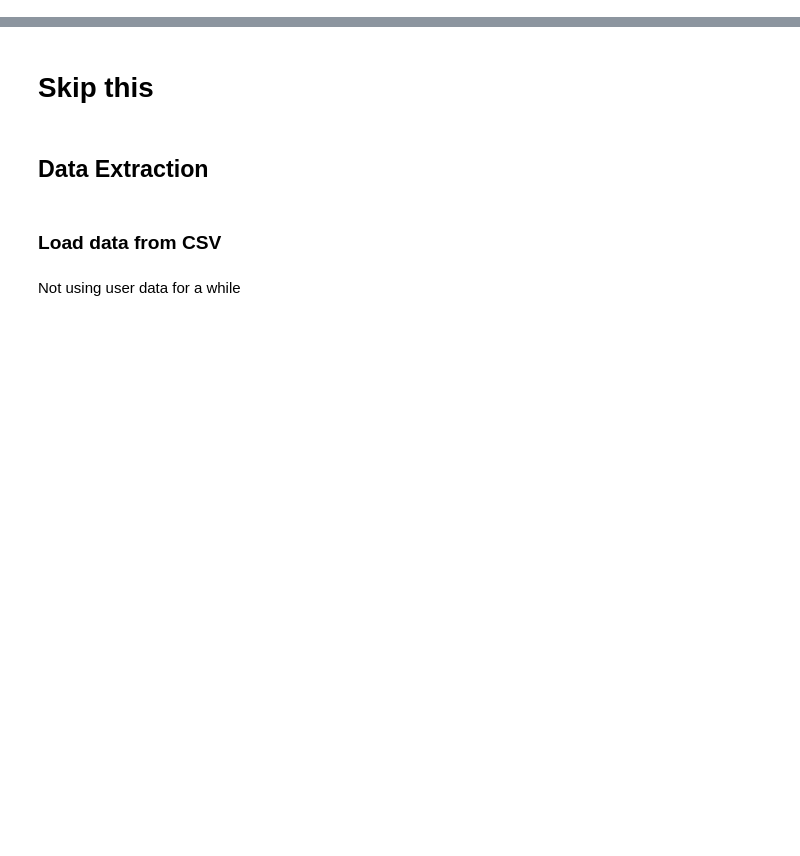
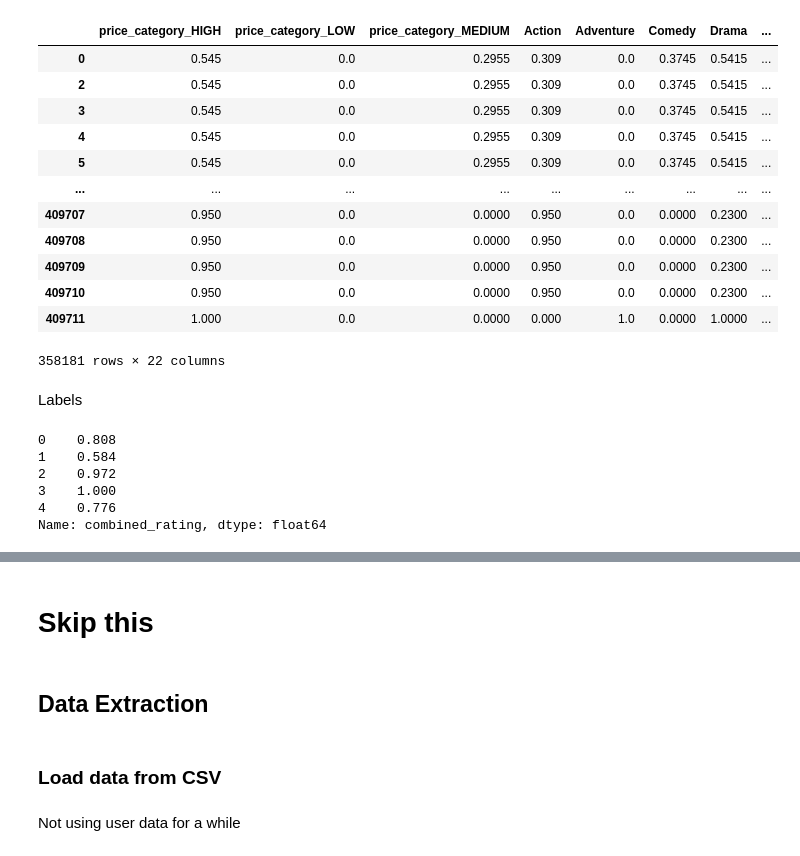
Before and after one commit to Bangkit-Capstone-C23-PS338/modul-ML, a Jupyter notebook: recommender/log/error_analysis.ipynb, the cells around one changed output, grey strips where cells are left out. Drawn from its saved outputs; the diff is of its cells as text; code cells hidden in the pictures; blank space fills up the shorter version.

```diff
--- a/recommender/log/error_analysis.ipynb
+++ b/recommender/log/error_analysis.ipynb
@@ -0,0 +238,4 @@
+# %%
+df_history = df_history.drop(["star_rating", "sentiment_rating"], axis=1)
+df_inf_features = pd.merge(df_history, df_inf_norm, left_on='inf_id', right_on='id', how='left')
+df_inf_features.head()
@@ -0,0 +250,18 @@
+# %%
+OWNER_FEATURES = df_inf_norm.columns[1:]
+
+# Copy influencer features combined with history data
+df_own_norm = df_inf_features.copy()
+
+# Multiply influencer feature with user rating
+df_own_norm[OWNER_FEATURES] = df_own_norm[OWNER_FEATURES].mul(df_own_norm['combined_rating'], axis=0)
+
+# Drop unimportant features
+df_own_norm = df_own_norm.drop(["inf_id", "id", "combined_rating"], axis=1)
+
+# Average those with same owner id to make user profile
+df_own_norm = df_own_norm.groupby('own_id').mean().reset_index()
+df_own_norm.rename(columns={'own_id': 'id'}, inplace=True)
+
+df_own_norm = df_own_norm.drop(['avg_rating'], axis=1)
+df_own_norm.head()
@@ -0,0 +316,5 @@
+# %%
+# Join history and owner data by own_id
+df_own_features = pd.merge(df_history, df_own_norm, left_on='own_id', right_on='id', how='left')
+
+df_own_features.head()
@@ -0,0 +329,5 @@
+# %%
+# Remove ID and labels
+df_own_features = df_own_features.drop(["own_id", "inf_id", "id"], axis=1)
+
+df_own_features.head()
@@ -0,0 +342,19 @@
+# %%
+df_own_features_pos = df_own_features[df_own_features["combined_rating"] > 0.6].drop(["combined_rating"], axis=1)
+df_own_features_neg = df_own_features[df_own_features["combined_rating"] <= 0.6].drop(["combined_rating"], axis=1)
+
+df_own_features_pos
+# %% [output]
+|  | price_category_HIGH | price_category_LOW | price_category_MEDIUM | Action | Adventure | Comedy | Drama | ... |
+| 0 | 0.545 | 0.0 | 0.2955 | 0.309 | 0.0 | 0.3745 | 0.5415 | ... |
+| 2 | 0.545 | 0.0 | 0.2955 | 0.309 | 0.0 | 0.3745 | 0.5415 | ... |
+| 3 | 0.545 | 0.0 | 0.2955 | 0.309 | 0.0 | 0.3745 | 0.5415 | ... |
+| 4 | 0.545 | 0.0 | 0.2955 | 0.309 | 0.0 | 0.3745 | 0.5415 | ... |
+| 5 | 0.545 | 0.0 | 0.2955 | 0.309 | 0.0 | 0.3745 | 0.5415 | ... |
+| ... | ... | ... | ... | ... | ... | ... | ... | ... |
+| 409707 | 0.950 | 0.0 | 0.0000 | 0.950 | 0.0 | 0.0000 | 0.2300 | ... |
+| 409708 | 0.950 | 0.0 | 0.0000 | 0.950 | 0.0 | 0.0000 | 0.2300 | ... |
+| 409709 | 0.950 | 0.0 | 0.0000 | 0.950 | 0.0 | 0.0000 | 0.2300 | ... |
+| 409710 | 0.950 | 0.0 | 0.0000 | 0.950 | 0.0 | 0.0000 | 0.2300 | ... |
+| 409711 | 1.000 | 0.0 | 0.0000 | 0.000 | 1.0 | 0.0000 | 1.0000 | ... |
+358181 rows × 22 columns
@@ -0,0 +363,13 @@
+# %% [markdown]
+Labels
+# %%
+# Get labels from history data
+df_labels = df_history["combined_rating"]
+df_labels.head()
+# %% [output]
+0    0.808
+1    0.584
+2    0.972
+3    1.000
+4    0.776
+Name: combined_rating, dtype: float64
```
Also changed, not shown: parts of 94 cells of this notebook, 33 other files.
